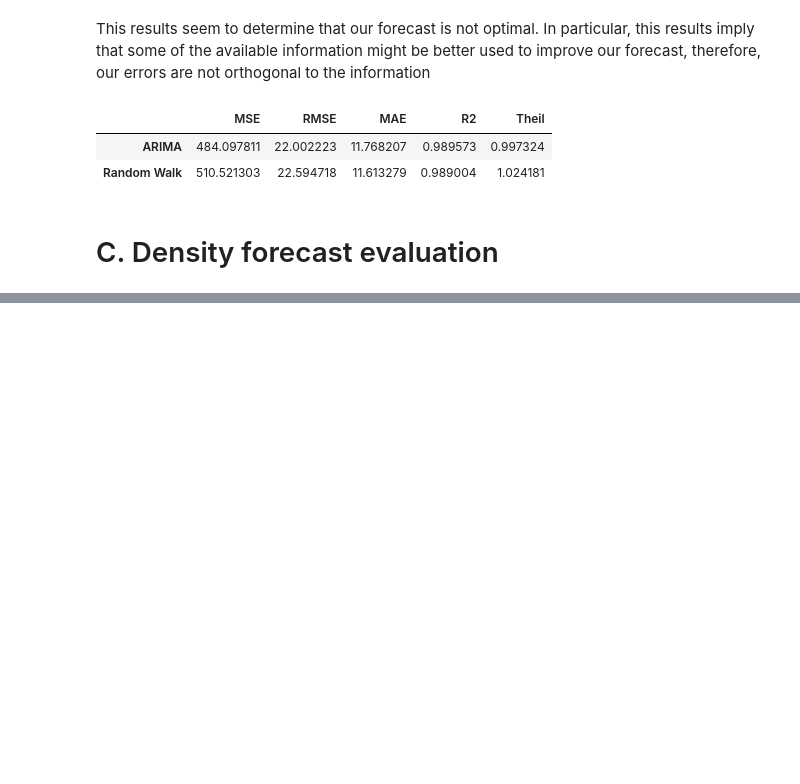
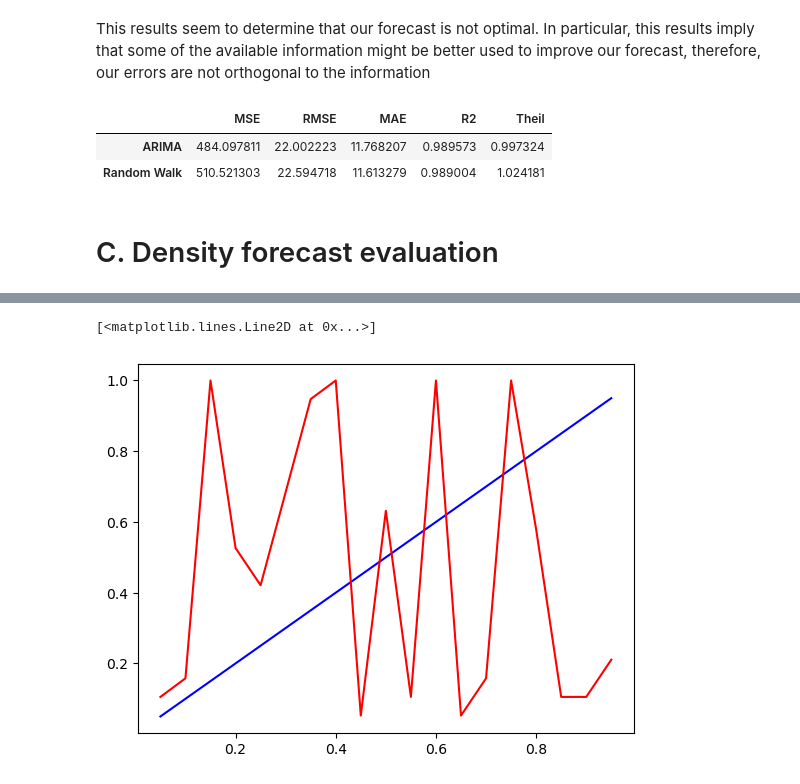
Before and after one commit to remg1997/time_series, a Jupyter notebook: Taller3/notebooks/t3.ipynb, the cells around one changed output, grey strips where cells are left out. Drawn from its saved outputs; the diff is of its cells as text; code cells hidden in the pictures; blank space fills up the shorter version.

```diff
--- a/Taller3/notebooks/t3.ipynb
+++ b/Taller3/notebooks/t3.ipynb
@@ -328,2 +332,3 @@ from scipy.stats import mstats
 # %%
-QS1 = mstats.mquantiles(density_forecasts[0], np.arange(0.05, 1, 0.05))
+QS1 = mstats.mquantiles(density_forecasts, np.arange(0.05, 1, 0.05), axis=1)
+QS1.shape
@@ -329,0 +337,11 @@ QS1 = mstats.mquantiles(density_forecasts[0], np.arange(0.05, 1, 0.05))
+# %%
+observed = []
+count = 0
+for i in np.arange(0.05, 1, 0.05):
+    hits = np.mean(actual_values[count] > QS1[count])
+    count += 1
+    observed.append(hits)
+# %%
+theorical = np.arange(0.05, 1, 0.05)
+# %%
+reliability = np.column_stack((theorical, observed))
@@ -329,0 +370,7 @@ QS1 = mstats.mquantiles(density_forecasts[0], np.arange(0.05, 1, 0.05))
+# %%
+fig, ax = plt.subplots()
+ax.plot(reliability[:, 0], reliability[:, 0], 'b')
+ax.plot(reliability[:, 0], reliability[:, 1], 'r')
+# %% [output]
+[<matplotlib.lines.Line2D at 0x...>]
+[figure, added]
```
Also changed, not shown: parts of 6 cells of this notebook.
